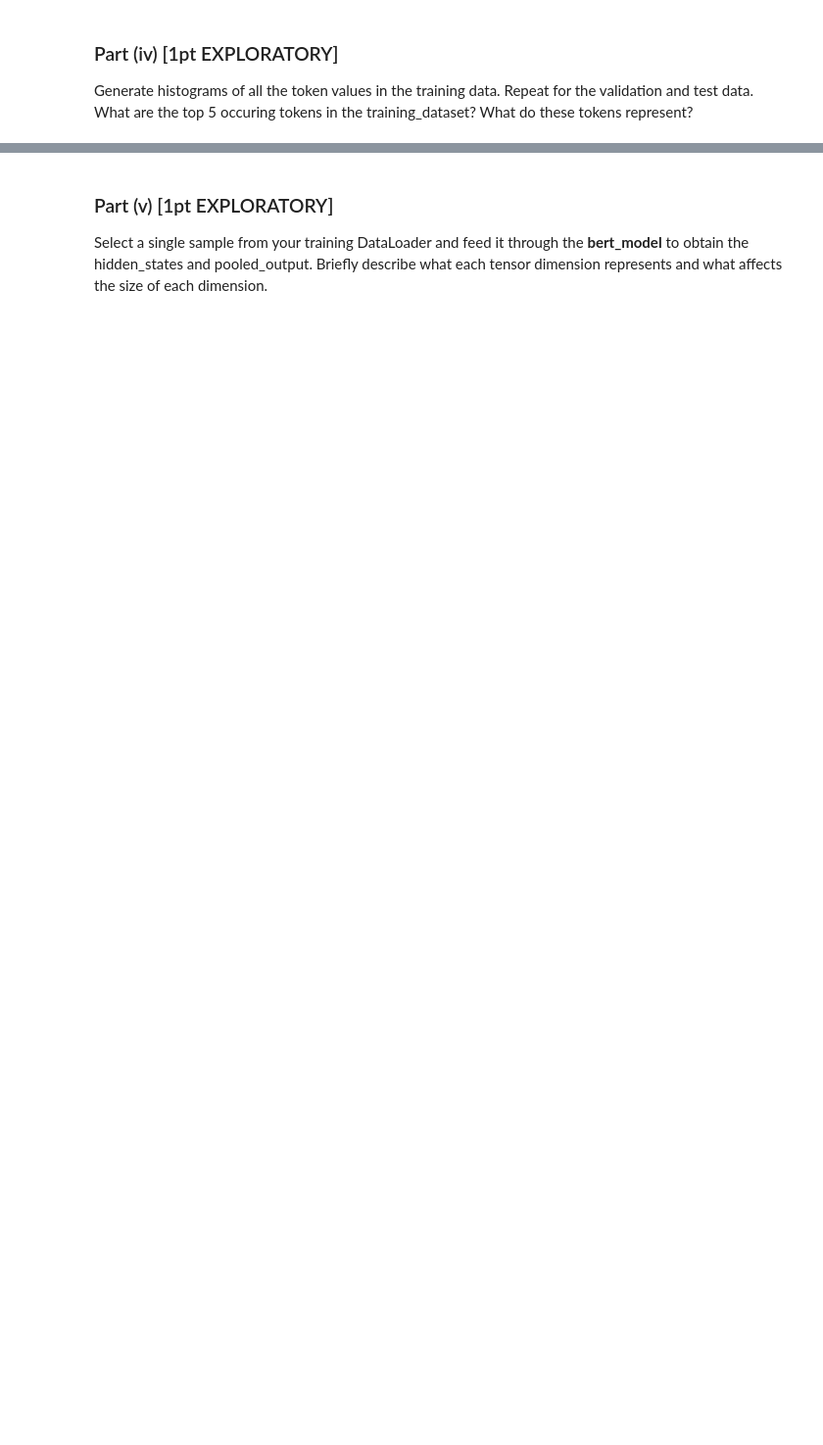
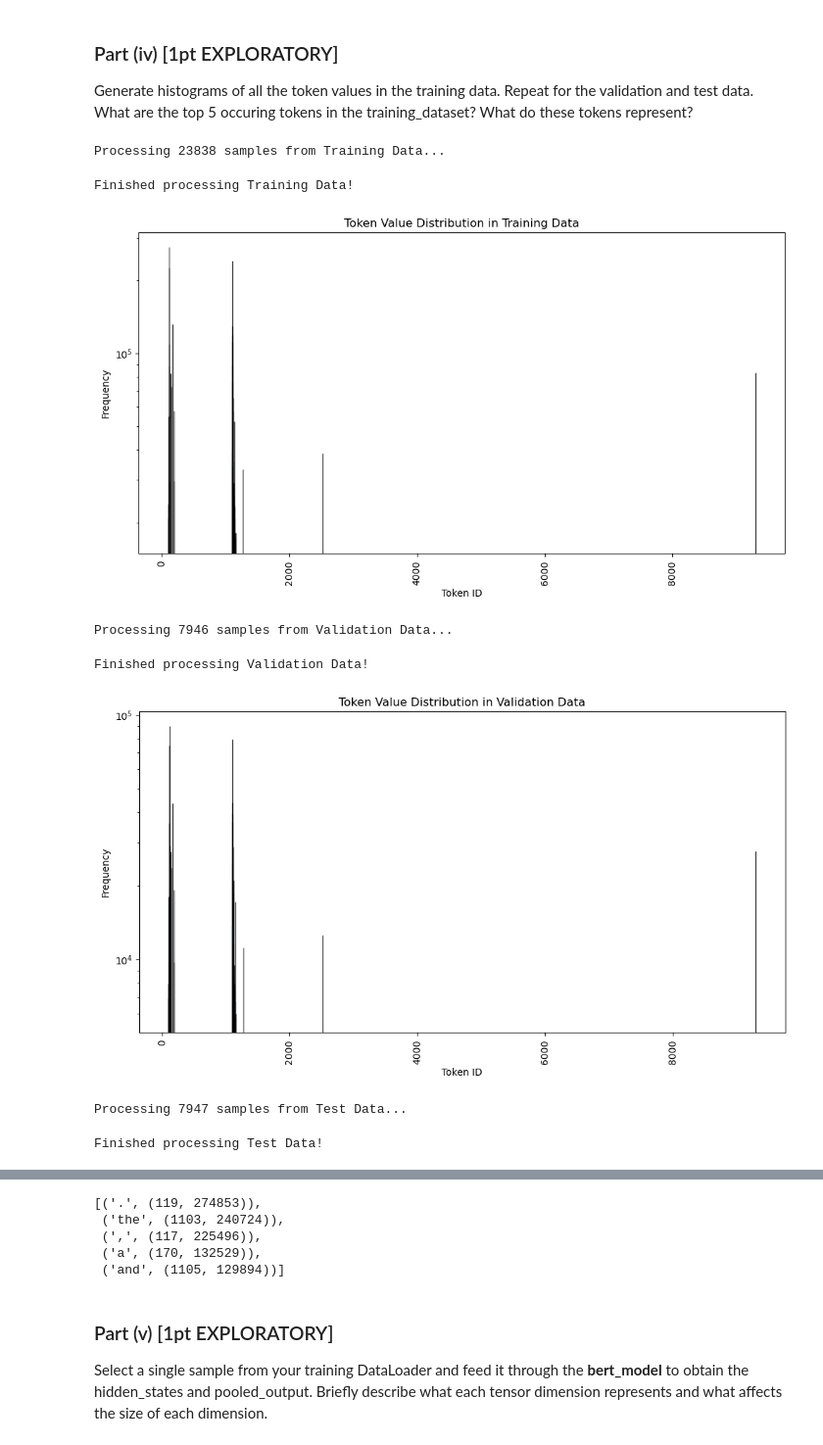
Before and after one commit to iolj-uoft/MIE1517-Intro-to-Deep-Learning, a Jupyter notebook: 2_Assignments/A4_RNN/A4.ipynb, the cells around one changed output, grey strips where cells are left out. Shown: that part at 98% size. Drawn from its saved outputs; the diff is of its cells as text; code cells hidden in the pictures; blank space fills up the shorter version.

```diff
--- a/2_Assignments/A4_RNN/A4.ipynb
+++ b/2_Assignments/A4_RNN/A4.ipynb
@@ -1080,3 +1081,15 @@ class MovieReviewDataset(Dataset):
             idx_offset += len(input_ids)
 
         print("Done precomputing embeddings.")
+# %%
+from sklearn.model_selection import train_test_split
+
+df = df.drop_duplicates(subset='review').reset_index(drop=True)
+
+df_train, df_temp = train_test_split(df, test_size=0.4, random_state=42, stratify=df['sentiment'])
+df_valid, df_test = train_test_split(df_temp, test_size=0.5, random_state=42, stratify=df_temp['sentiment'])
+df_train = df_train.reset_index(drop=True)
+df_valid = df_valid.reset_index(drop=True)
+df_test = df_test.reset_index(drop=True)
+
+print(f"Training: {len(df_train)}, Validation: {len(df_valid)}, Test: {len(df_test)}")
@@ -1194,0 +1236,51 @@ PROVIDE YOUR ANSWER BELOW
+# %%
+def plot_token_histogram_with_progress(dataset, tokenizer, dataset_name="Dataset", max_length=512):
+
+    gc.collect()
+    torch.cuda.empty_cache()
+
+    token_counts = Counter()
+    print(f"Processing {len(dataset)} samples from {dataset_name}...")
+
+    for i in tqdm(range(len(dataset)), desc=f"Tokenizing {dataset_name}", unit="sample"):
+        review_text = dataset[i]['review_text']
+        encoded = tokenizer.encode(
+            review_text,
+            add_special_tokens=True,
+            truncation=True,
+            max_length=max_length
+        )
+
+        token_counts.update(encoded)
+    print(f"Finished processing {dataset_name}!")
+
+    tokens, counts = zip(*token_counts.most_common(50))
+
+    # Plot histogram
+    plt.figure(figsize=(12, 6))
+    plt.bar(tokens, counts, edgecolor='black', alpha=0.75)
+    plt.xlabel("Token ID")
+    plt.ylabel("Frequency")
+    plt.title(f"Token Value Distribution in {dataset_name}")
+    plt.xticks(rotation=90)
+    plt.yscale("log")
+    plt.show()
+
+    return token_counts.most_common(5)  # return top 5 most common tokens
+
+top_5_train_tokens = plot_token_histogram_with_progress(train_dataset, tokenizer, "Training Data")
+top_5_valid_tokens = plot_token_histogram_with_progress(valid_dataset, tokenizer, "Validation Data")
+top_5_test_tokens = plot_token_histogram_with_progress(test_dataset, tokenizer, "Test Data")
+
+decoded_train_tokens = tokenizer.convert_ids_to_tokens([token[0] for token in top_5_train_tokens])
+
+list(zip(decoded_train_tokens, top_5_train_tokens))
+# %% [output]
+Processing 23838 samples from Training Data...
+Finished processing Training Data!
+[figure, added]
+Processing 7946 samples from Validation Data...
+Finished processing Validation Data!
+[figure, added]
+Processing 7947 samples from Test Data...
+Finished processing Test Data!
@@ -1194,0 +1288,5 @@ PROVIDE YOUR ANSWER BELOW
+[('.', (119, 274853)),
+ ('the', (1103, 240724)),
+ (',', (117, 225496)),
+ ('a', (170, 132529)),
+ ('and', (1105, 129894))]
```
Also changed, not shown: parts of 92 cells of this notebook, 7 other files.
